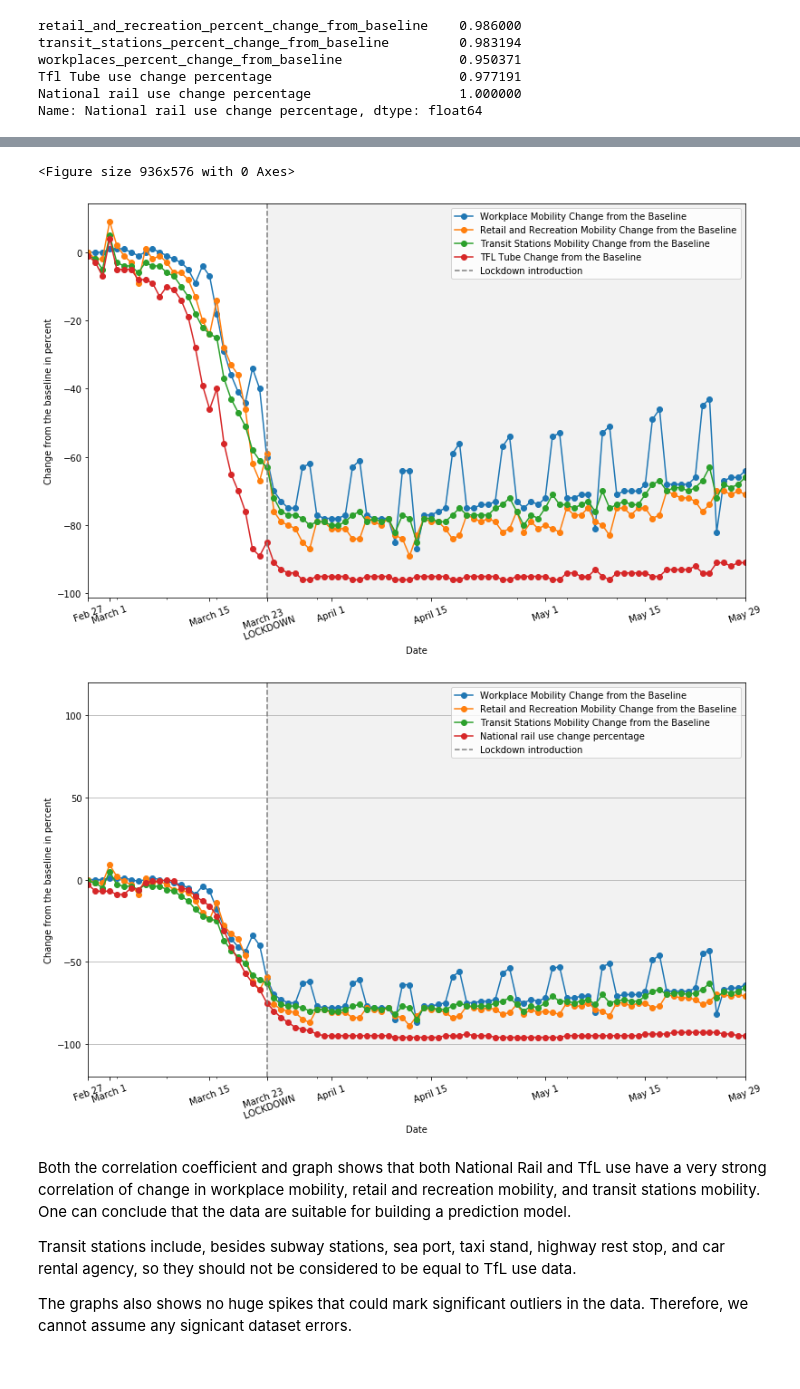
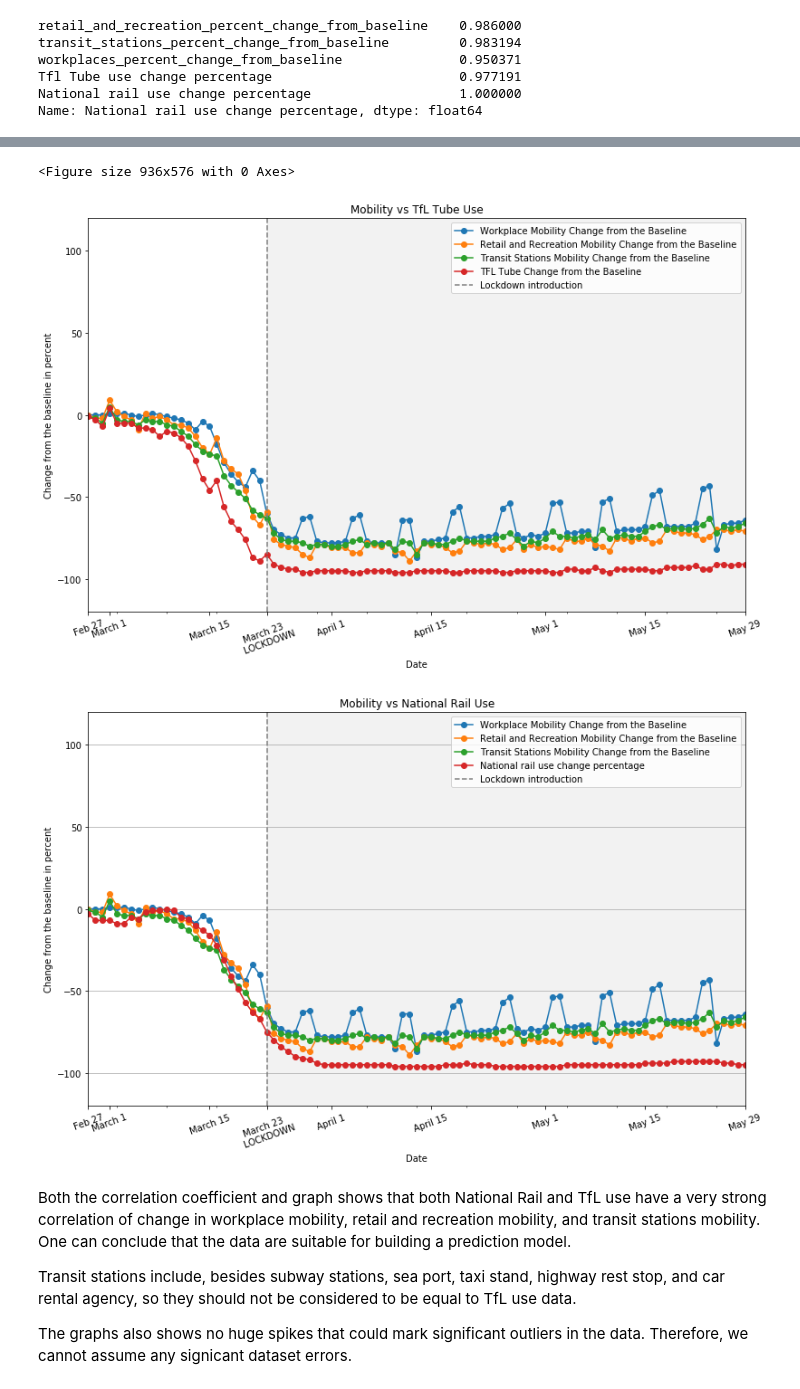
Before and after one commit to IuliiaZaitova/COVID_Prediction_London_National_Transport_Use, a Jupyter notebook: UK_transport.ipynb, the cells around one changed output, grey strips where cells are left out. Drawn from its saved outputs; the diff is of its cells as text; code cells hidden in the pictures.

```diff
--- a/UK_transport.ipynb
+++ b/UK_transport.ipynb
@@ -253,36 +257,38 @@ df_london_merged.head()
 # plot the TfL Tube and National Rail with mobility features that have more than 90% correlation
 plt.figure(figsize = (13, 8))
 ax = df_london_merged.plot(figsize = (13, 8), x='Date', y='workplaces_percent_change_from_baseline', label = 'Workplace Mobility Change from the Baseline', marker = 'o')
 df_london_merged.plot(x='Date', y='retail_and_recreation_percent_change_from_baseline', label = 'Retail and Recreation Mobility Change from the Baseline', ax=ax, marker = 'o')
 df_london_merged.plot(x='Date', y='transit_stations_percent_change_from_baseline', label = 'Transit Stations Mobility Change from the Baseline', ax=ax, marker = 'o')
 df_london_merged.plot(x='Date', y='Tfl Tube use change percentage', label = 'TFL Tube Change from the Baseline', ax=ax, marker = 'o')
 ax.axvline(x='2020-03-23', color='gray', linestyle='--', label = 'Lockdown introduction')
 ax.axvspan('2020-03-23', '2020-05-29', alpha=0.1, color='gray')
 ax.set_ylabel('Change from the baseline in percent')
 ax.set_xlabel('Date')
 plt.xticks(['2020-02-27', '2020-03-01', '2020-03-15', '2020-03-23', '2020-04-01', '2020-04-15', '2020-05-01', '2020-05-15', '2020-05-29'], ['Feb 27', 'March 1', 'March 15', 'March 23 \n LOCKDOWN', 'April 1', 'April 15', 'May 1', 'May 15', 'May 29'],rotation=20)
-
+plt.title("Mobility vs TfL Tube Use")
+plt.ylim(-120, 120)
 
 fig = df_london_merged.plot(figsize = (13, 8), x='Date', y='workplaces_percent_change_from_baseline', label = 'Workplace Mobility Change from the Baseline', marker = 'o')
 df_london_merged.plot(x='Date', y='retail_and_recreation_percent_change_from_baseline', label = 'Retail and Recreation Mobility Change from the Baseline', ax=fig, marker = 'o')
 df_london_merged.plot(x='Date', y='transit_stations_percent_change_from_baseline', label = 'Transit Stations Mobility Change from the Baseline', ax=fig, marker = 'o')
 df_london_merged.plot(x='Date', y='National rail use change percentage', label = 'National rail use change percentage', ax=fig, marker = 'o')
 fig.axvline(x='2020-03-23', color='gray', linestyle='--', label = 'Lockdown introduction')
 fig.axvspan('2020-03-23', '2020-05-29', alpha=0.1, color='gray')
 fig.set_ylabel('Change from the baseline in percent')
 fig.set_xlabel('Date')
+plt.title("Mobility vs National Rail Use")
 
 
 plt.xticks(['2020-02-27', '2020-03-01', '2020-03-15', '2020-03-23', '2020-04-01', '2020-04-15', '2020-05-01', '2020-05-15', '2020-05-29'], ['Feb 27', 'March 1', 'March 15', 'March 23 \n LOCKDOWN', 'April 1', 'April 15', 'May 1', 'May 15', 'May 29'],rotation=20)
 plt.ylim(-120, 120)
 plt.grid(axis='y')
 ax.legend()
 fig.legend()
 plt.show()
 # %% [output]
 <Figure size 936x576 with 0 Axes>
-[figure, old version]
+[figure, new version]
-[figure, old version]
+[figure, new version]
 # %% [markdown]
 Both the correlation coefficient and graph shows that both National Rail and TfL use have a very strong correlation of change in workplace mobility, retail and recreation mobility, and transit stations mobility. One can conclude that the data are suitable for building a prediction model.
 
```
Also changed, not shown: parts of 14 cells of this notebook.
